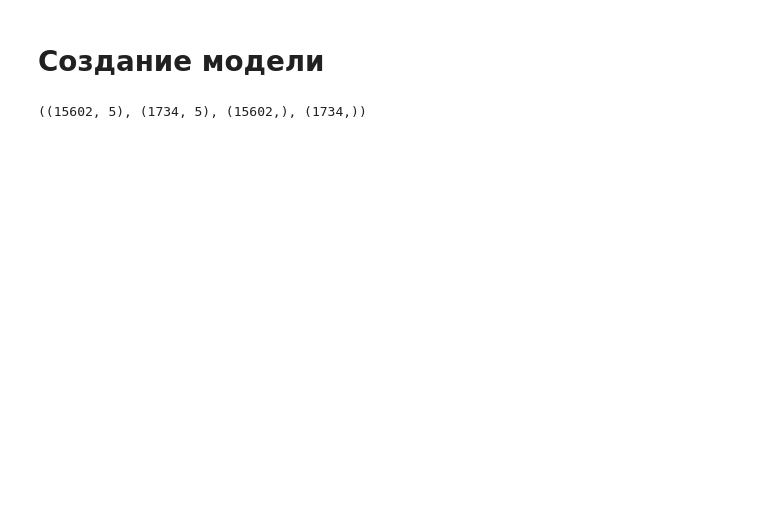
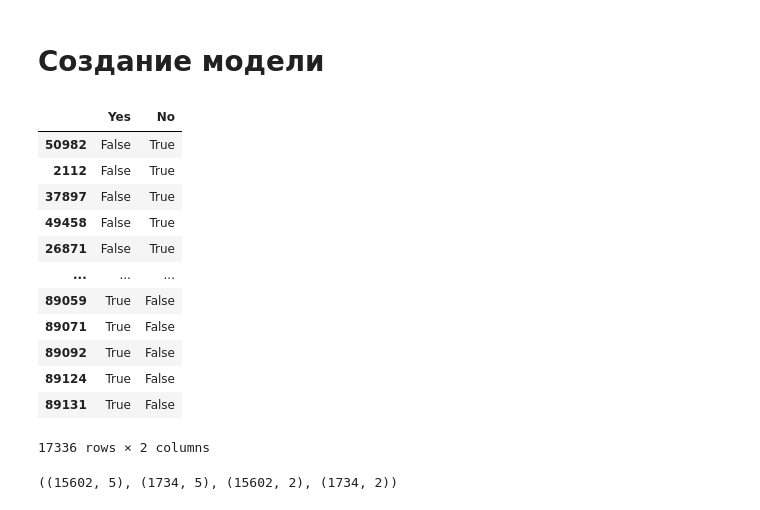
Before and after one commit to MikeTsvirkunov/NLP, a Jupyter notebook: practica/practica.ipynb, the cells around one changed output. Drawn from its saved outputs; the diff is of its cells as text; code cells hidden in the pictures; blank space fills up the shorter version.

```diff
--- a/practica/practica.ipynb
+++ b/practica/practica.ipynb
@@ -94,11 +100,28 @@ class EasierModel(torch.nn.Module):
         y = self.output_layer(y)
         # y = self.output_activation(y)
         return y
+# %%
+classes_double = pd.DataFrame({'Yes': classes_under_sampled, 'No': ~classes_under_sampled})
+classes_double
+# %% [output]
+|  | Yes | No |
+| 50982 | False | True |
+| 2112 | False | True |
+| 37897 | False | True |
+| 49458 | False | True |
+| 26871 | False | True |
+| ... | ... | ... |
+| 89059 | True | False |
+| 89071 | True | False |
+| 89092 | True | False |
+| 89124 | True | False |
+| 89131 | True | False |
+17336 rows × 2 columns
 # %%
-X_train, X_test, y_train, y_test = train_test_split(norm_data_with_classes_under_samled, classes_under_sampled, test_size=0.1)
+X_train, X_test, y_train, y_test = train_test_split(norm_data_with_classes_under_samled, classes_double, test_size=0.1)
 X_train.shape, X_test.shape, y_train.shape, y_test.shape
 # %% [output]
-((15602, 5), (1734, 5), (15602,), (1734,))
+((15602, 5), (1734, 5), (15602, 2), (1734, 2))
 # %%
 train_ds = TensorDataset(
     torch.from_numpy(X_train.to_numpy()).type(torch.float32),
```
Also changed, not shown: parts of 20 cells of this notebook.
